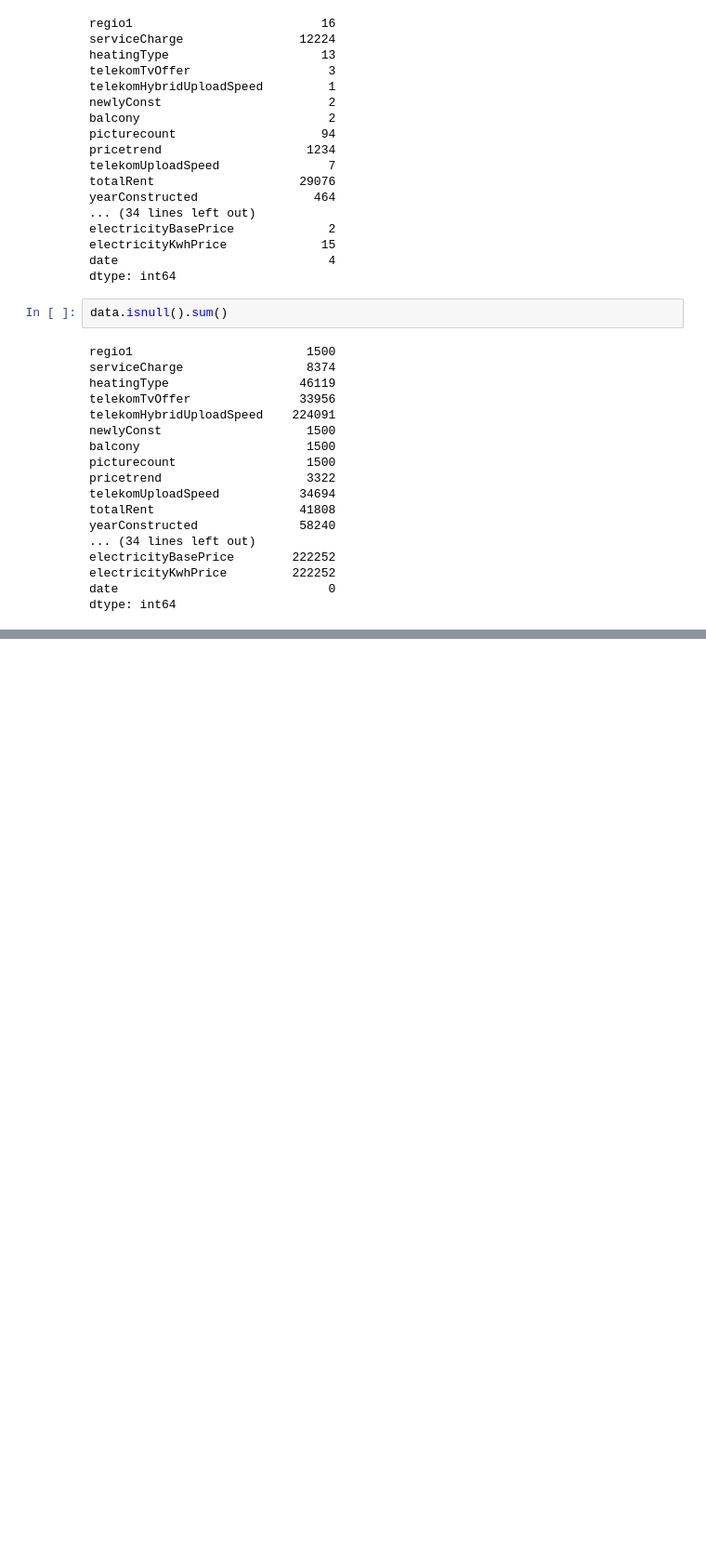
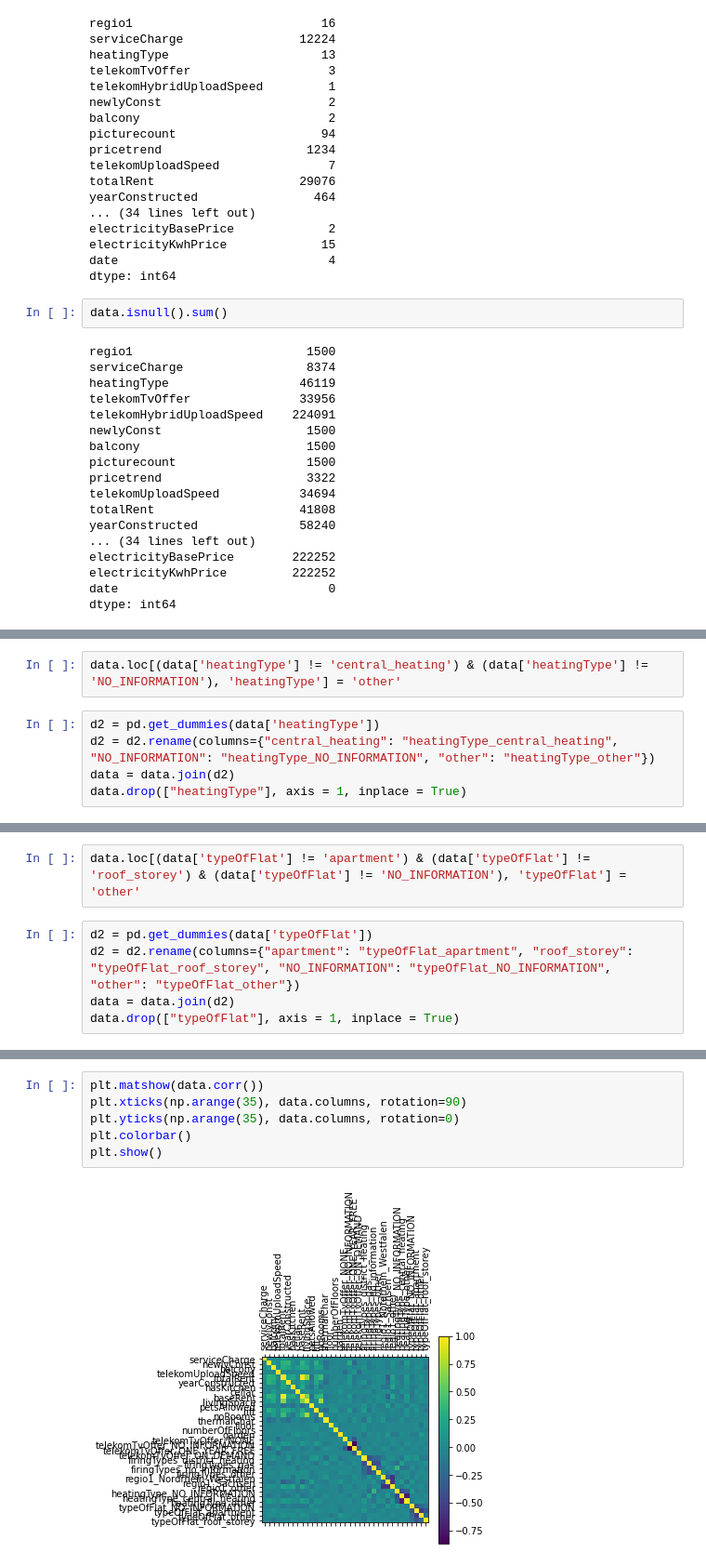
Before and after one commit to mahsarahavi/TalentMind1, a Jupyter notebook: talentmine.ipynb, the cells around one changed output, grey strips where cells are left out. Shown: that part at 93% size. Drawn from its saved outputs; the diff is of its cells as text; blank space fills up the shorter version.

```diff
--- a/talentmine.ipynb
+++ b/talentmine.ipynb
@@ -278,0 +321,7 @@ dtype: int64
+# %%
+data.loc[(data['heatingType'] != 'central_heating') & (data['heatingType'] != 'NO_INFORMATION'), 'heatingType'] = 'other'
+# %%
+d2 = pd.get_dummies(data['heatingType'])
+d2 = d2.rename(columns={"central_heating": "heatingType_central_heating", "NO_INFORMATION": "heatingType_NO_INFORMATION", "other": "heatingType_other"})
+data = data.join(d2)
+data.drop(["heatingType"], axis = 1, inplace = True)
@@ -278,0 +343,7 @@ dtype: int64
+# %%
+data.loc[(data['typeOfFlat'] != 'apartment') & (data['typeOfFlat'] != 'roof_storey') & (data['typeOfFlat'] != 'NO_INFORMATION'), 'typeOfFlat'] = 'other'
+# %%
+d2 = pd.get_dummies(data['typeOfFlat'])
+d2 = d2.rename(columns={"apartment": "typeOfFlat_apartment", "roof_storey": "typeOfFlat_roof_storey", "NO_INFORMATION": "typeOfFlat_NO_INFORMATION", "other": "typeOfFlat_other"})
+data = data.join(d2)
+data.drop(["typeOfFlat"], axis = 1, inplace = True)
@@ -278,0 +362,8 @@ dtype: int64
+# %%
+plt.matshow(data.corr())
+plt.xticks(np.arange(35), data.columns, rotation=90)
+plt.yticks(np.arange(35), data.columns, rotation=0)
+plt.colorbar()
+plt.show()
+# %% [output]
+[figure, added]
```
Also changed, not shown: parts of 67 cells of this notebook.
